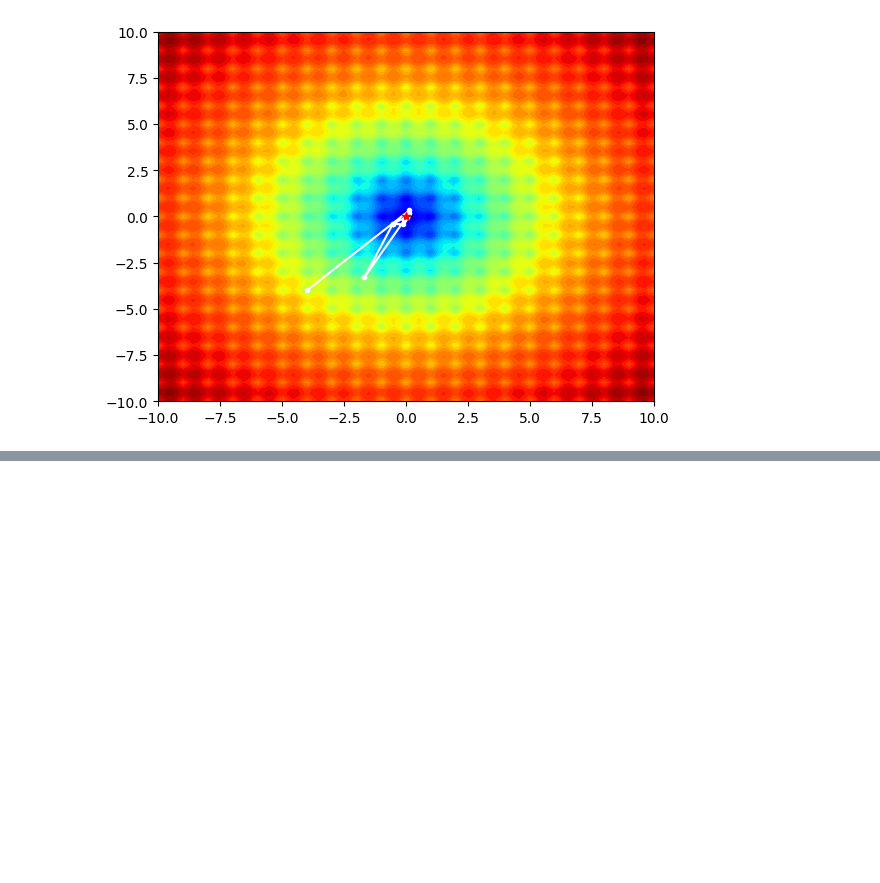
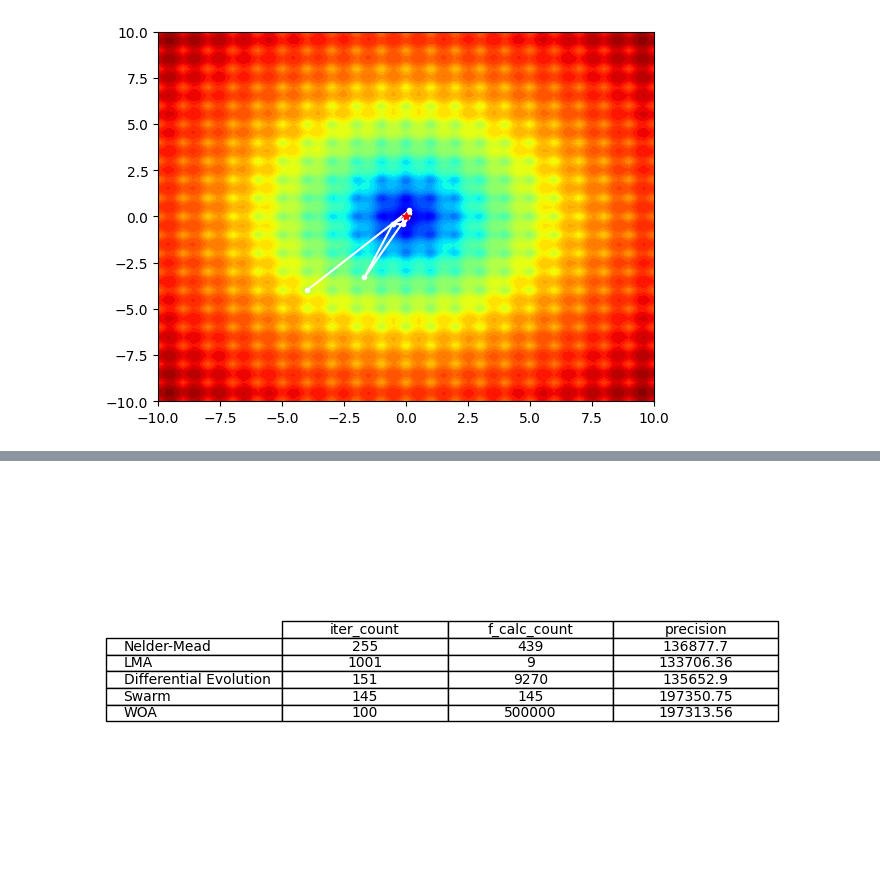
Before and after one commit to RuslanKozlyak/Labs_ITMO, a Jupyter notebook: AandD/LR8.ipynb, the cells around one changed output, grey strips where cells are left out. Cells and saved outputs as stored; diff of their text form; code cells hidden in the pictures; blank space fills up the shorter version.

```diff
--- a/AandD/LR8.ipynb
+++ b/AandD/LR8.ipynb
@@ -367,0 +537,2 @@ plot_loss_convegence(loss_fun, params_history, [min_lim, max_lim], [global_opt])
+# %%
+swarm_result = [145, 145, 197350.7498386208]
@@ -367,0 +550,5 @@ plot_loss_convegence(loss_fun, params_history, [min_lim, max_lim], [global_opt])
+# %%
+err = loss_rational(best_position, x,y)
+best_position
+woa_result = [max_iter, max_iter*num_whales, err]
+woa_result
@@ -367,0 +576,10 @@ plot_loss_convegence(loss_fun, params_history, [min_lim, max_lim], [global_opt])
+# %%
+make_table_2d([nelder_mead_result,
+               lma_result,
+               diff_evo_result,
+               swarm_result,
+               woa_result],
+               row_headers = list(methods_and_coafs_full.keys()),
+               column_headers = ['iter_count','f_calc_count', 'precision'])
+# %% [output]
+[figure, added]
```
Also changed, not shown: parts of 30 cells of this notebook.
